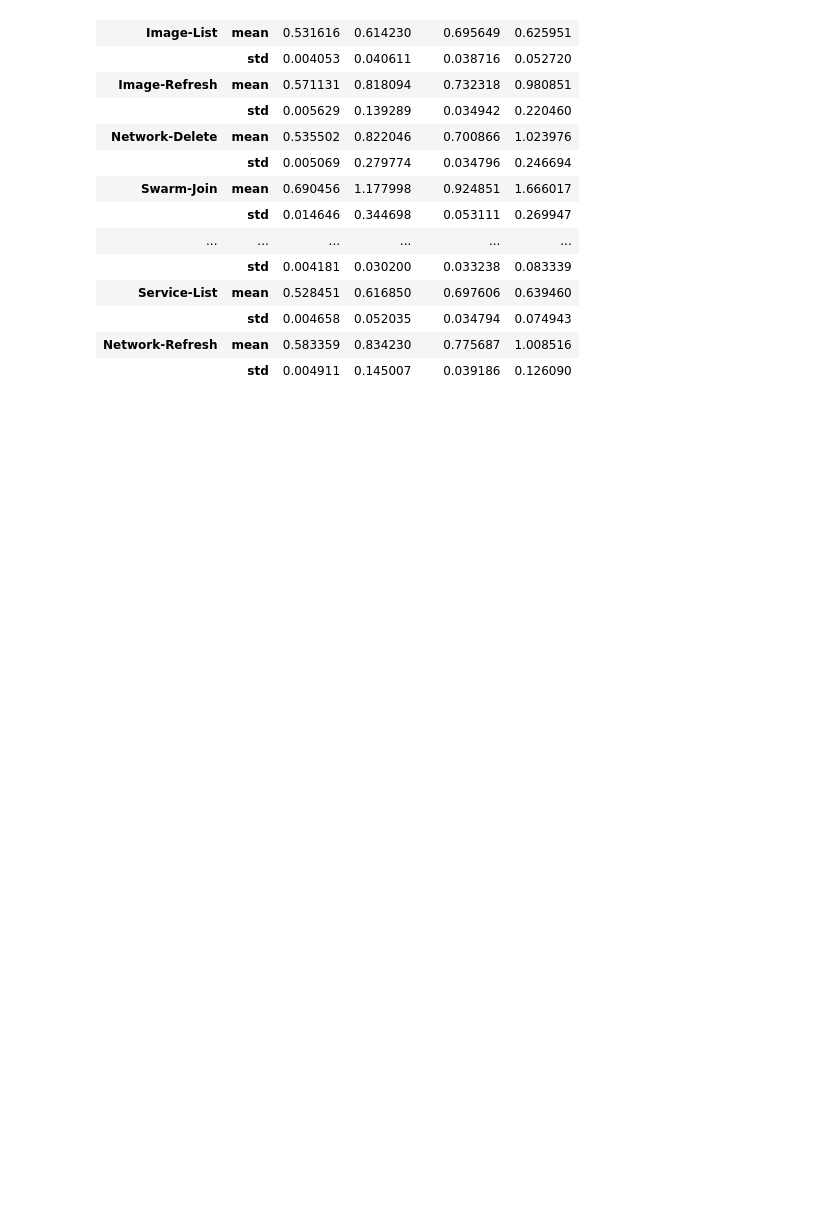
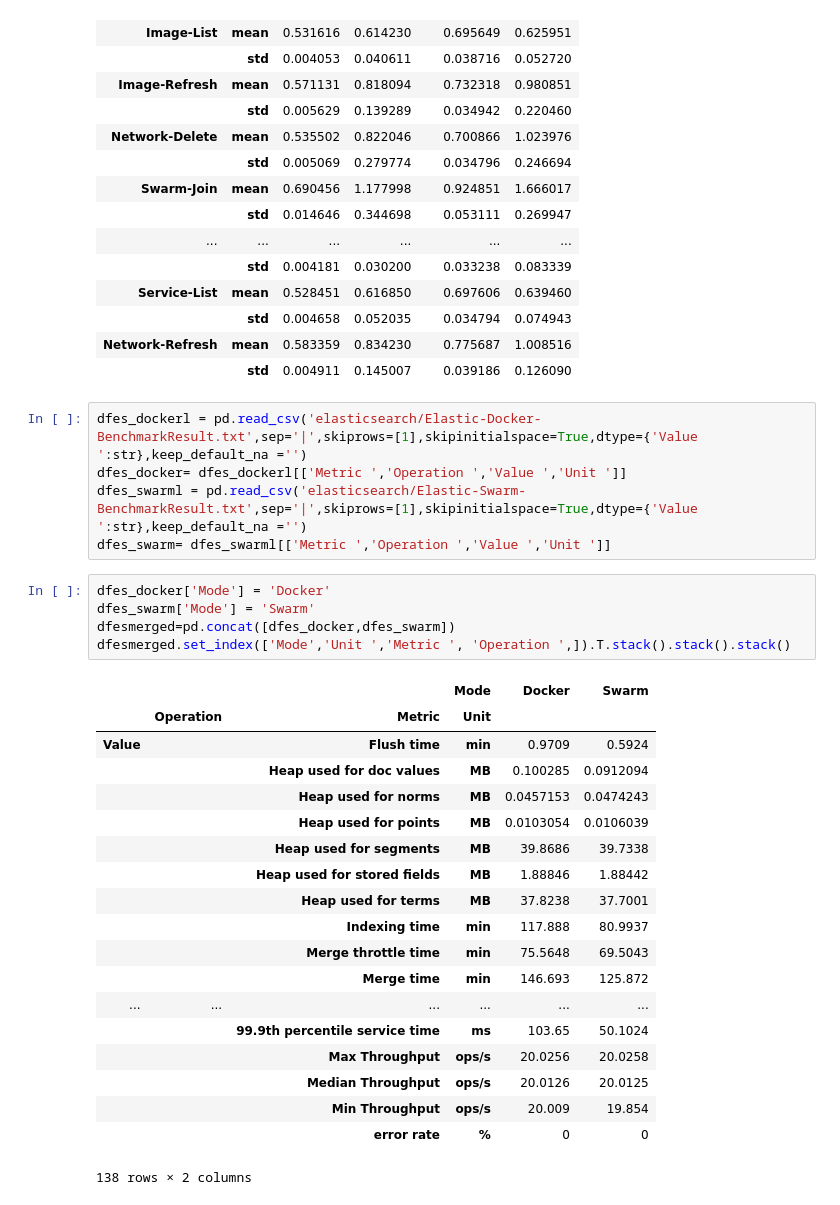
Before and after one commit to cloudmesh/cloudmesh-docker-eve, a Jupyter notebook: benchmark/Benchmark-Plot.ipynb, the cells around one changed output. Cells and saved outputs as stored; diff of their text form; blank space fills up the shorter version.

Commit message:
new:usr Elastic Search Benchmark Compare Docker VS Swarm

```diff
--- a/benchmark/Benchmark-Plot.ipynb
+++ b/benchmark/Benchmark-Plot.ipynb
@@ -238,3 +238,33 @@ dfmerged_docker.set_index(['cloud', 'type','index']).T.stack()
 |  | std | 0.004658 | 0.052035 | 0.034794 | 0.074943 |
 | Network-Refresh | mean | 0.583359 | 0.834230 | 0.775687 | 1.008516 |
 |  | std | 0.004911 | 0.145007 | 0.039186 | 0.126090 |
+# %%
+dfes_dockerl = pd.read_csv('elasticsearch/Elastic-Docker-BenchmarkResult.txt',sep='|',skiprows=[1],skipinitialspace=True,dtype={'Value ':str},keep_default_na ='')
+dfes_docker= dfes_dockerl[['Metric ','Operation ','Value ','Unit ']]
+dfes_swarml = pd.read_csv('elasticsearch/Elastic-Swarm-BenchmarkResult.txt',sep='|',skiprows=[1],skipinitialspace=True,dtype={'Value ':str},keep_default_na ='')
+dfes_swarm= dfes_swarml[['Metric ','Operation ','Value ','Unit ']]
+# %%
+dfes_docker['Mode'] = 'Docker'
+dfes_swarm['Mode'] = 'Swarm'
+dfesmerged=pd.concat([dfes_docker,dfes_swarm])
+dfesmerged.set_index(['Mode','Unit ','Metric ', 'Operation ',]).T.stack().stack().stack()
+# %% [output]
+|  |  |  | Mode | Docker | Swarm |
+|  | Operation | Metric | Unit |  |  |
+| Value |  | Flush time | min | 0.9709 | 0.5924 |
+|  |  | Heap used for doc values | MB | 0.100285 | 0.0912094 |
+|  |  | Heap used for norms | MB | 0.0457153 | 0.0474243 |
+|  |  | Heap used for points | MB | 0.0103054 | 0.0106039 |
+|  |  | Heap used for segments | MB | 39.8686 | 39.7338 |
+|  |  | Heap used for stored fields | MB | 1.88846 | 1.88442 |
+|  |  | Heap used for terms | MB | 37.8238 | 37.7001 |
+|  |  | Indexing time | min | 117.888 | 80.9937 |
+|  |  | Merge throttle time | min | 75.5648 | 69.5043 |
+|  |  | Merge time | min | 146.693 | 125.872 |
+| ... | ... | ... | ... | ... | ... |
+|  |  | 99.9th percentile service time | ms | 103.65 | 50.1024 |
+|  |  | Max Throughput | ops/s | 20.0256 | 20.0258 |
+|  |  | Median Throughput | ops/s | 20.0126 | 20.0125 |
+|  |  | Min Throughput | ops/s | 20.009 | 19.854 |
+|  |  | error rate | % | 0 | 0 |
+138 rows × 2 columns
```
